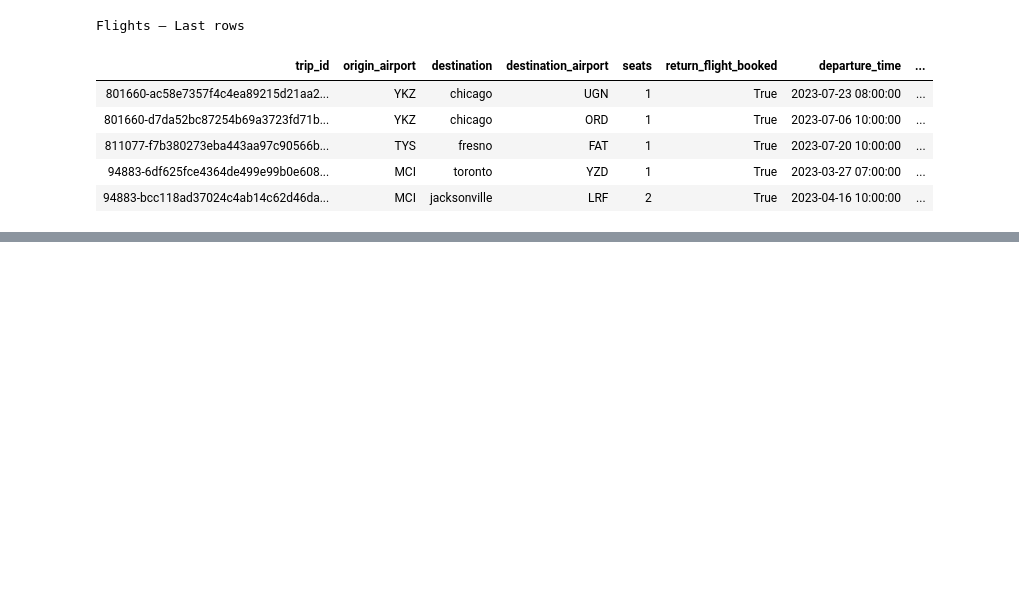
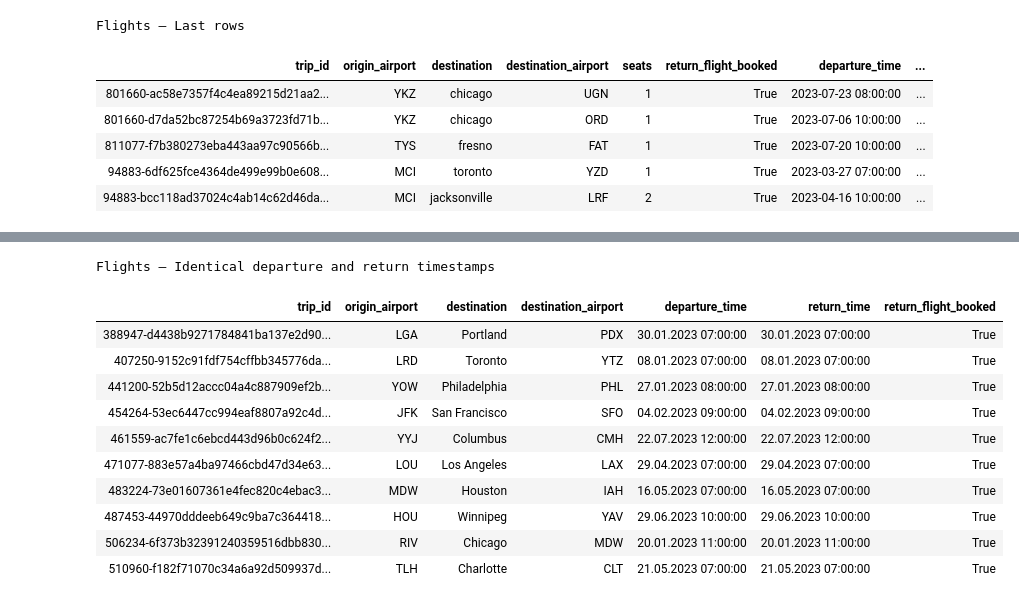
Before and after one commit to mperos1978/TravelTide, a Jupyter notebook: notebooks/01_eda.ipynb, the cells around one changed output, grey strips where cells are left out. Cells and saved outputs as stored; diff of their text form; code cells hidden in the pictures; blank space fills up the shorter version.

Commit message:
Complete flight data cleaning and export

```diff
--- a/notebooks/01_eda.ipynb
+++ b/notebooks/01_eda.ipynb
@@ -4752,0 +4892,20 @@ Flights — Last rows
+# %%
+# reuse validated airport locations from the cleaned user data
+reviewed_airports = (
+    users_work[[
+        "home_airport",
+        "home_airport_city",
+        "home_airport_lat",
+        "home_airport_lon",
+    ]]
+    .drop_duplicates()
+    .rename(columns={
+        "home_airport": "airport_code",
+        "home_airport_city": "airport_city",
+        "home_airport_lat": "latitude",
+        "home_airport_lon": "longitude",
+    })
+    .reset_index(drop=True)
+)
+
+print(f"Previously validated airport locations: {len(reviewed_airports)}")
@@ -4752,0 +5619,39 @@ Flights — Last rows
+# %%
+# inspect records with identical departure and return timestamps
+same_time_flights = flights_work.loc[
+    flights_work["return_time"].eq(flights_work["departure_time"])
+].copy()
+
+display(HTML(
+    '<div style="overflow-x:auto;">'
+    + style_overview(
+        same_time_flights[[
+            "trip_id",
+            "origin_airport",
+            "destination",
+            "destination_airport",
+            "departure_time",
+            "return_time",
+            "return_flight_booked",
+        ]].head(10),
+        "Flights — Identical departure and return timestamps",
+        {
+            "departure_time": "{:%d.%m.%Y %H:%M:%S}",
+            "return_time": "{:%d.%m.%Y %H:%M:%S}",
+        },
+    ).to_html()
+    + "</div>"
+))
+# %% [output]
+Flights — Identical departure and return timestamps
+| trip_id | origin_airport | destination | destination_airport | departure_time | return_time | return_flight_booked |
+| 388947-d4438b9271784841ba137e2d90... | LGA | Portland | PDX | 30.01.2023 07:00:00 | 30.01.2023 07:00:00 | True |
+| 407250-9152c91fdf754cffbb345776da... | LRD | Toronto | YTZ | 08.01.2023 07:00:00 | 08.01.2023 07:00:00 | True |
+| 441200-52b5d12accc04a4c887909ef2b... | YOW | Philadelphia | PHL | 27.01.2023 08:00:00 | 27.01.2023 08:00:00 | True |
+| 454264-53ec6447cc994eaf8807a92c4d... | JFK | San Francisco | SFO | 04.02.2023 09:00:00 | 04.02.2023 09:00:00 | True |
+| 461559-ac7fe1c6ebcd443d96b0c624f2... | YYJ | Columbus | CMH | 22.07.2023 12:00:00 | 22.07.2023 12:00:00 | True |
+| 471077-883e57a4ba97466cbd47d34e63... | LOU | Los Angeles | LAX | 29.04.2023 07:00:00 | 29.04.2023 07:00:00 | True |
+| 483224-73e01607361e4fec820c4ebac3... | MDW | Houston | IAH | 16.05.2023 07:00:00 | 16.05.2023 07:00:00 | True |
+| 487453-44970dddeeb649c9ba7c364418... | HOU | Winnipeg | YAV | 29.06.2023 10:00:00 | 29.06.2023 10:00:00 | True |
+| 506234-6f373b32391240359516dbb830... | RIV | Chicago | MDW | 20.01.2023 11:00:00 | 20.01.2023 11:00:00 | True |
+| 510960-f182f71070c34a6a92d509937d... | TLH | Charlotte | CLT | 21.05.2023 07:00:00 | 21.05.2023 07:00:00 | True |
```
Also changed, not shown: parts of 49 cells of this notebook.
